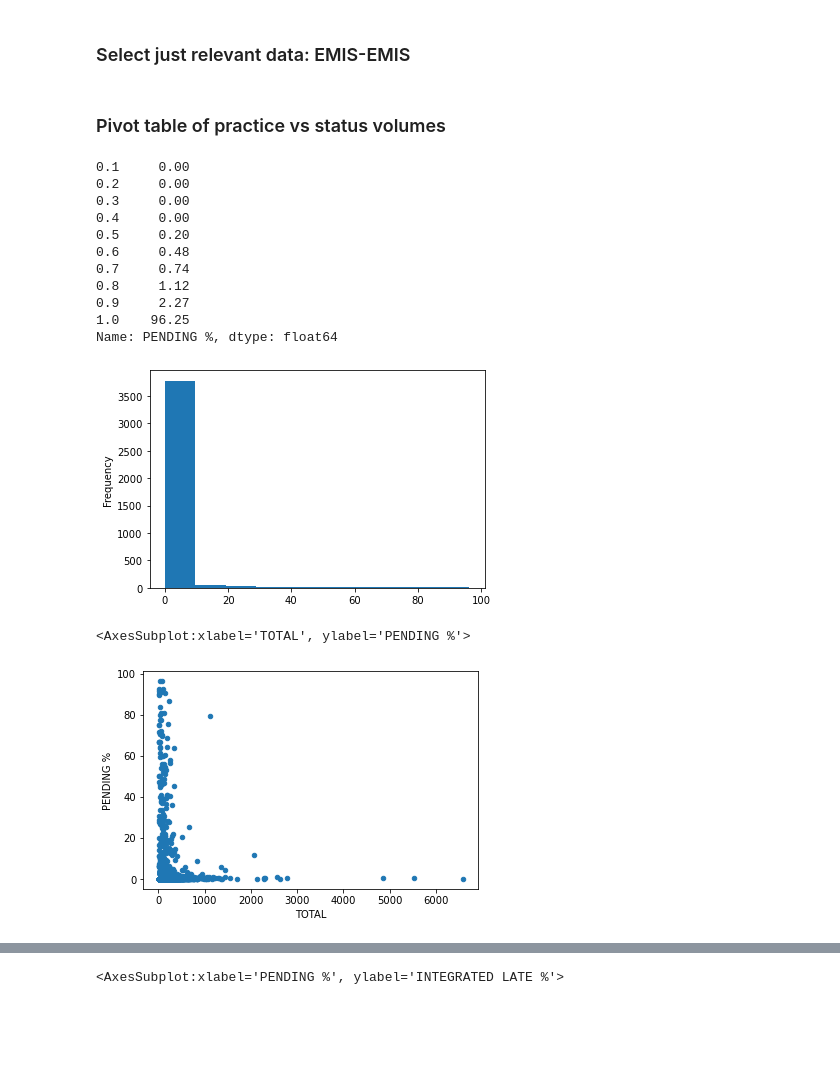
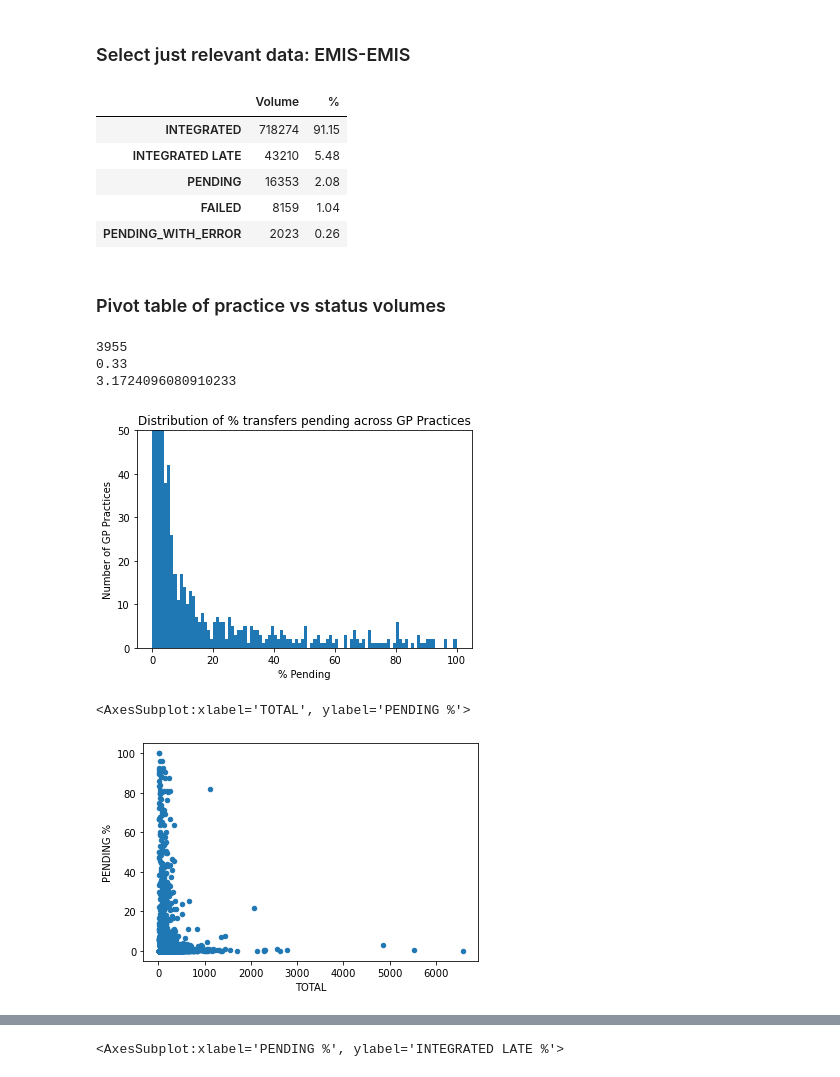
Before and after one commit to nhsconnect/prm-gp2gp-data-sandbox, a Jupyter notebook: notebooks/26-PRMT-1984--emis-emis-practice-level-behaviour.ipynb, the cells around one changed output, grey strips where cells are left out. Cells and saved outputs as stored; diff of their text form; code cells hidden in the pictures; blank space fills up the shorter version.

Commit message:
PRMT-1984 [RJ/JN] Update notebook 26 practice level bahaviour and added charts for pending % of practices

```diff
--- a/notebooks/26-PRMT-1984--emis-emis-practice-level-behaviour.ipynb
+++ b/notebooks/26-PRMT-1984--emis-emis-practice-level-behaviour.ipynb
@@ -57,6 +68,13 @@ transfers_after_sla_bool=transfers['sla_duration']>eight_days_in_seconds
 transfers_with_integrated_bool=transfers['status']=='INTEGRATED'
 transfers_integrated_late_bool=transfers_after_sla_bool & transfers_with_integrated_bool
 transfers.loc[transfers_integrated_late_bool,'status']='INTEGRATED LATE'
+# %%
+twenty_eight_days_in_seconds=28*24*60*60
+transfers_after_month_bool=transfers['sla_duration']>twenty_eight_days_in_seconds
+transfers_pending_at_month_bool=transfers_after_month_bool & transfers_integrated_late_bool
+transfers.loc[transfers_pending_at_month_bool,'status']='PENDING'
+transfers_with_early_error_bool=(~transfers.loc[:,'sender_error_code'].isna()) |(~transfers.loc[:,'intermediate_error_codes'].apply(len)>0)
+transfers.loc[transfers_with_early_error_bool & transfers_pending_at_month_bool,'status']='PENDING_WITH_ERROR'
 # %%
 # Supplier name mapping
 supplier_renaming = {
@@ -82,6 +100,19 @@ transfers["requesting_supplier"] = transfers["requesting_supplier"].replace(supp
 both_suppliers_EMIS_bool=(transfers['requesting_supplier']=='EMIS') & (transfers['sending_supplier']=='EMIS')
 
 relevant_transfers=transfers.loc[both_suppliers_EMIS_bool]
+# %%
+emis_emis_status_table=relevant_transfers['status'].value_counts()
+
+emis_emis_status_table_pc=(100*emis_emis_status_table/emis_emis_status_table.sum()).round(2)
+
+pd.concat([emis_emis_status_table.rename('Volume'),emis_emis_status_table_pc.rename('%')],axis=1)
+# %% [output]
+|  | Volume | % |
+| INTEGRATED | 718274 | 91.15 |
+| INTEGRATED LATE | 43210 | 5.48 |
+| PENDING | 16353 | 2.08 |
+| FAILED | 8159 | 1.04 |
+| PENDING_WITH_ERROR | 2023 | 0.26 |
 # %% [markdown]
 ### Pivot table of practice vs status volumes
 # %%
@@ -91,27 +122,27 @@ practice_status_pc=100*practice_status_table.div(practice_status_table['TOTAL'],
 practice_status_pc.columns=practice_status_pc.columns + " %"
 practice_status_pc=practice_status_pc.round(2)
 practice_status_table=pd.concat([practice_status_table,practice_status_pc],axis=1)
+print(practice_status_table.shape[0])
+print(practice_status_table['PENDING %'].median())
+print(practice_status_table['PENDING %'].mean())
+# %% [output]
+3955
+0.33
+3.1724096080910233
 # %%
-practice_status_table['PENDING %'].plot.hist()
+ax =practice_status_table['PENDING %'].plot.hist(bins=range(101),ylim=[0,50])
+ax.set_xlabel('% Pending')
+ax.set_ylabel('Number of GP Practices')
+ax.set_title('Distribution of % transfers pending across GP Practices')
 practice_status_table['PENDING %'].quantile(np.arange(0.1, 1.1, 0.1))
+plt.gcf().savefig('EMIS_EMIS_pending_distribution.png')
 # %% [output]
-0.1     0.00
-0.2     0.00
-0.3     0.00
-0.4     0.00
-0.5     0.20
-0.6     0.48
-0.7     0.74
-0.8     1.12
-0.9     2.27
-1.0    96.25
-Name: PENDING %, dtype: float64
-[figure, old version]
+[figure, new version]
 # %%
 practice_status_table.plot.scatter(x='TOTAL',y='PENDING %')
 # %% [output]
 <AxesSubplot:xlabel='TOTAL', ylabel='PENDING %'>
-[figure, old version]
+[figure, new version]
 # %%
 practice_status_table.plot.scatter(x='TOTAL',y='PENDING %',xlim=[0,1000])
 # %% [output]
```
Also changed, not shown: parts of 16 cells of this notebook.
